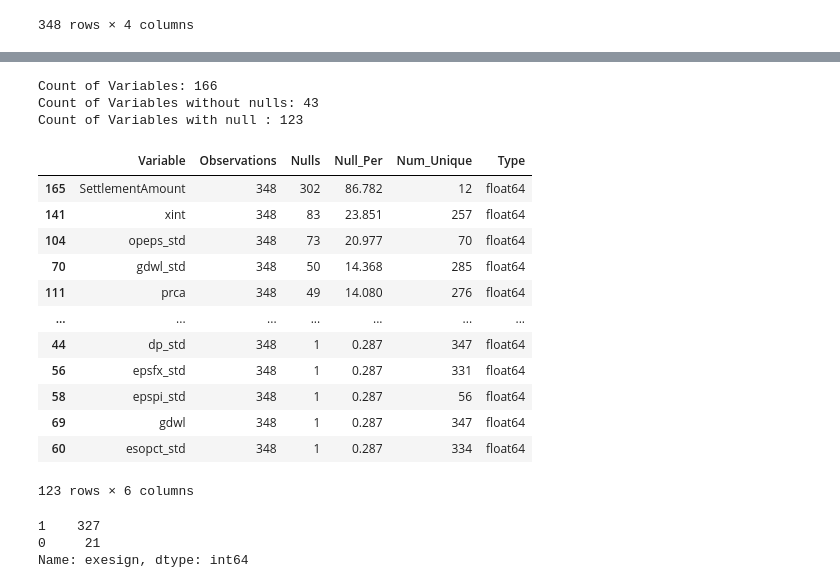
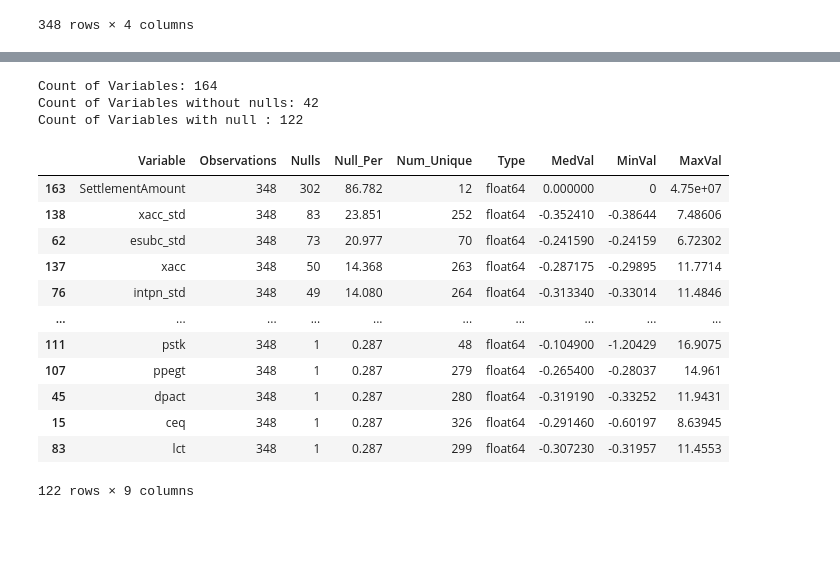
Before and after one commit to bcullinan32/CapstoneProject, a Jupyter notebook: Capstone_Modeling.ipynb, the cells around one changed output, grey strips where cells are left out. Drawn from its saved outputs; the diff is of its cells as text; code cells hidden in the pictures; blank space fills up the shorter version.

Commit message:
prep data for modeling

```diff
--- a/Capstone_Modeling.ipynb
+++ b/Capstone_Modeling.ipynb
@@ -43,7 +49,8 @@ Exports: C:\Users\TheCu\OneDrive\Documents\Grad-School-Docs\CapstoneProject\Repo
 # Takes a DF and Producecs a Report of Null Values
 def nullAnalysis(df):
     row = []
-    null_summaryDF = pd.DataFrame(columns = ["Variable","Observations","Nulls","Null_Per","Num_Unique","Type"])
+    null_summaryDF = pd.DataFrame(columns = ["Variable","Observations","Nulls","Null_Per",
+                                             "Num_Unique","Type","MedVal","MinVal","MaxVal",])
     for column in df:
         var = column
         countOfObs = len(df[var])
@@ -51,8 +58,11 @@ def nullAnalysis(df):
         perOfNull = round((100 * countOfNull) / countOfObs,3)
         numUnique = df[var].nunique()
         type  = df[var].dtypes
+        med = df[var].median()
+        min = df[var].min()
+        max = df[var].max()
         # Append to Summary DF
-        row = [var, countOfObs,countOfNull,perOfNull,numUnique,type]
+        row = [var, countOfObs,countOfNull,perOfNull,numUnique,type, med, min,max]
         df_length = len(null_summaryDF)
         null_summaryDF.loc[df_length] = row
     # Get Summary Stats
@@ -73,6 +83,7 @@ def z_score(df,scaleList):
     # apply the z-score method
     for column in scaleList:
         df_std[column] = (df_std[column] - df_std[column].mean()) / df_std[column].std()
+        df_std[column] = round(df_std[column],5)
     return df_std
 # %% [markdown]
 # Get and Prep Data
@@ -117,8 +128,20 @@ orig_lookUps
 | 346 | 264393 | IVFH | USD | 1.000000 |
 | 347 | 277487 | LND | BRR | 0.453001 |
 348 rows × 4 columns
-# %%
-# Selective Fill Null's
-colsToFillNa =['lawsuit','rat_spcsrc','rest_count','rest_sum_diff','rest_count_of_diffs',
-               'rest_a_sum_diff','rest_a_count_of_diffs']
-origDF[colsToFillNa] = origDF[colsToFillNa].fillna(0)
+# %%
+# Scale Data -- Create List for Scaling
+
+## Create list of exceptions for scaling
+scaleException = ['gvkey','gsubind','exesign','src','auop','rest_count','rest_count_of_diffs','rest_a_count_of_diffs',
+                  'st_per_growth','st_per_currentToMax','st_per_lowToStart','st_volatility','rat_spcsrc',
+                  'lawsuit','SettlementAmount',
+                  'invch']
+
+## Remove exceptions from scale list
+orig_scaleList = origDF.columns.tolist()
+for col in scaleException:
+    orig_scaleList.remove(col)
+
+# Scale Data -- Call the z_score function
+origDF_scaled = z_score(origDF,orig_scaleList)
+origDF_scaled
@@ -125,35 +162,20 @@ origDF[colsToFillNa] = origDF[colsToFillNa].fillna(0)
 # %%
-nullAnalysisDF = nullAnalysis(origDF)
+nullAnalysisDF = nullAnalysis(origDF_scaled)
 nullAnalysisDF
 # %% [output]
-Count of Variables: 166
-Count of Variables without nulls: 43
-Count of Variables with null : 123
+Count of Variables: 164
+Count of Variables without nulls: 42
+Count of Variables with null : 122
-|  | Variable | Observations | Nulls | Null_Per | Num_Unique | Type |
-| 165 | SettlementAmount | 348 | 302 | 86.782 | 12 | float64 |
-| 141 | xint | 348 | 83 | 23.851 | 257 | float64 |
-| 104 | opeps_std | 348 | 73 | 20.977 | 70 | float64 |
-| 70 | gdwl_std | 348 | 50 | 14.368 | 285 | float64 |
-| 111 | prca | 348 | 49 | 14.080 | 276 | float64 |
-| ... | ... | ... | ... | ... | ... | ... |
-| 44 | dp_std | 348 | 1 | 0.287 | 347 | float64 |
-| 56 | epsfx_std | 348 | 1 | 0.287 | 331 | float64 |
-| 58 | epspi_std | 348 | 1 | 0.287 | 56 | float64 |
-| 69 | gdwl | 348 | 1 | 0.287 | 347 | float64 |
-| 60 | esopct_std | 348 | 1 | 0.287 | 334 | float64 |
+|  | Variable | Observations | Nulls | Null_Per | Num_Unique | Type | MedVal | MinVal | MaxVal |
+| 163 | SettlementAmount | 348 | 302 | 86.782 | 12 | float64 | 0.000000 | 0 | 4.75e+07 |
+| 138 | xacc_std | 348 | 83 | 23.851 | 252 | float64 | -0.352410 | -0.38644 | 7.48606 |
+| 62 | esubc_std | 348 | 73 | 20.977 | 70 | float64 | -0.241590 | -0.24159 | 6.72302 |
+| 137 | xacc | 348 | 50 | 14.368 | 263 | float64 | -0.287175 | -0.29895 | 11.7714 |
+| 76 | intpn_std | 348 | 49 | 14.080 | 264 | float64 | -0.313340 | -0.33014 | 11.4846 |
+| ... | ... | ... | ... | ... | ... | ... | ... | ... | ... |
+| 111 | pstk | 348 | 1 | 0.287 | 48 | float64 | -0.104900 | -1.20429 | 16.9075 |
+| 107 | ppegt | 348 | 1 | 0.287 | 279 | float64 | -0.265400 | -0.28037 | 14.961 |
+| 45 | dpact | 348 | 1 | 0.287 | 280 | float64 | -0.319190 | -0.33252 | 11.9431 |
+| 15 | ceq | 348 | 1 | 0.287 | 326 | float64 | -0.291460 | -0.60197 | 8.63945 |
+| 83 | lct | 348 | 1 | 0.287 | 299 | float64 | -0.307230 | -0.31957 | 11.4553 |
-123 rows × 6 columns
+122 rows × 9 columns
-# %%
-# Executive Sign-Off
-## Confirmed that CEO and CFO sign-off values are always the same, so drop one and rename feature
-origDF = origDF.drop(columns=['cfoso'])
-origDF = origDF.rename(columns={'ceoso':'exesign'})
-
-# Map Boolean Values to Numeric
-## Contains 3 Values Yes, No, Empty.  Map Y to 1 and N/E to 0.
-
-origDF['exesign'] = origDF['exesign'].map({'Y':1, 'N':0, 'E':0})
-origDF['exesign'].value_counts(dropna=False)
-# %% [output]
-1    327
-0     21
-Name: exesign, dtype: int64
```
Also changed, not shown: parts of 13 cells of this notebook, 11 other files.
